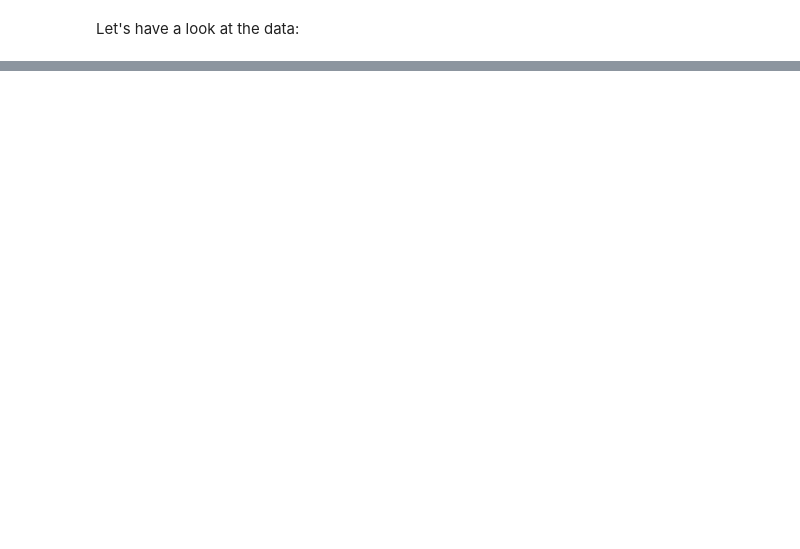
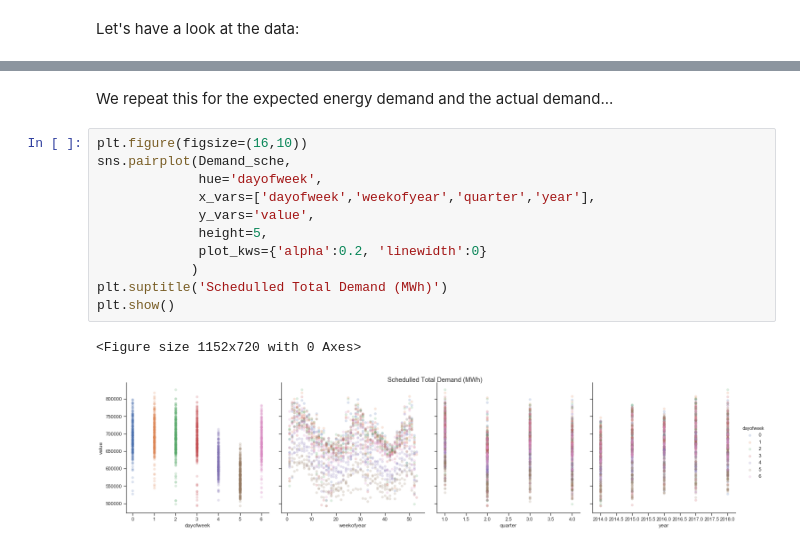
Before and after one commit to ca-schumacher/pred_Energy, a Jupyter notebook: data_analysis.ipynb, the cells around one changed output, grey strips where cells are left out. Saved outputs shown, nothing was run; the diff lists cells and outputs as text; blank space fills up the shorter version.

```diff
--- a/data_analysis.ipynb
+++ b/data_analysis.ipynb
@@ -73,0 +138,16 @@ KeyError: '[\'{\\\'longitude\\\': \\\'-122.405396\\\', \\\'latitude\\\': \\\'37.
+# %% [markdown]
+We repeat this for the expected energy demand and the actual demand...
+# %%
+plt.figure(figsize=(16,10))
+sns.pairplot(Demand_sche,
+             hue='dayofweek',
+             x_vars=['dayofweek','weekofyear','quarter','year'],
+             y_vars='value',
+             height=5,
+             plot_kws={'alpha':0.2, 'linewidth':0}
+            )
+plt.suptitle('Schedulled Total Demand (MWh)')
+plt.show()
+# %% [output]
+<Figure size 1152x720 with 0 Axes>
+[figure, added]
```
Also changed, not shown: parts of 33 cells of this notebook.
